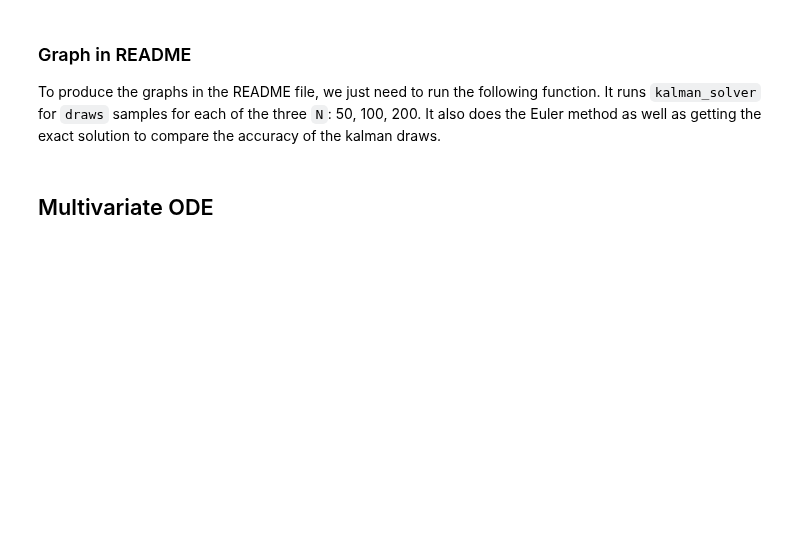
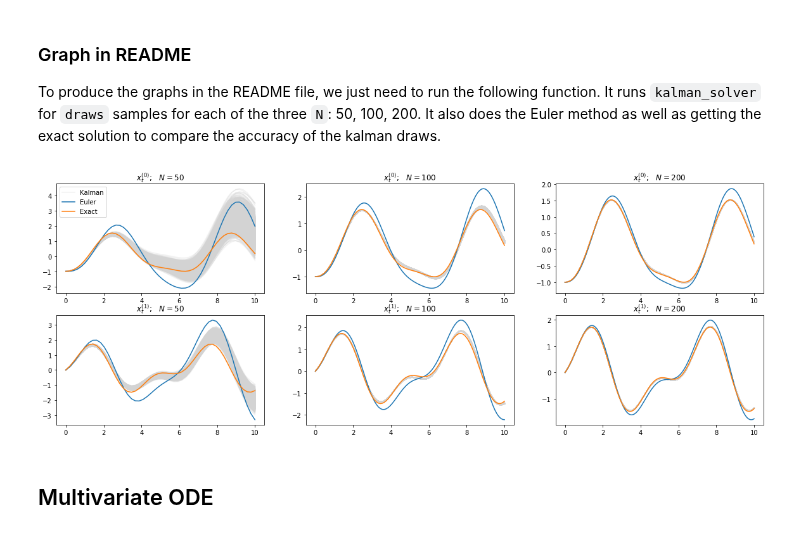
Before and after one commit to mlysy/rodeo-legacy, a Jupyter notebook: probDE/Examples/tutorial.ipynb, the cells around one changed output. Saved outputs shown, nothing was run; the diff lists cells and outputs as text; code cells hidden in the pictures; blank space fills up the shorter version.

```diff
--- a/probDE/Examples/tutorial.ipynb
+++ b/probDE/Examples/tutorial.ipynb
@@ -156,8 +156,10 @@ plt.show()
 To produce the graphs in the README file, we just need to run the following function. It runs `kalman_solver` for `draws` samples for each of the three `N`: 50, 100, 200. It also does the Euler method as well as getting the exact solution to compare the accuracy of the kalman draws.
 # %%
 from probDE.Examples.readme_graph import readme_graph
-draws = 1
+draws = 100
 readme_graph(ode_fun, p, L, U, N, w_vec, a, draws)
+# %% [output]
+[figure, added]
 # %% [markdown]
 ## Multivariate ODE
 # %% [markdown]
```
Also changed, not shown: parts of 17 cells of this notebook, 2 other files.
